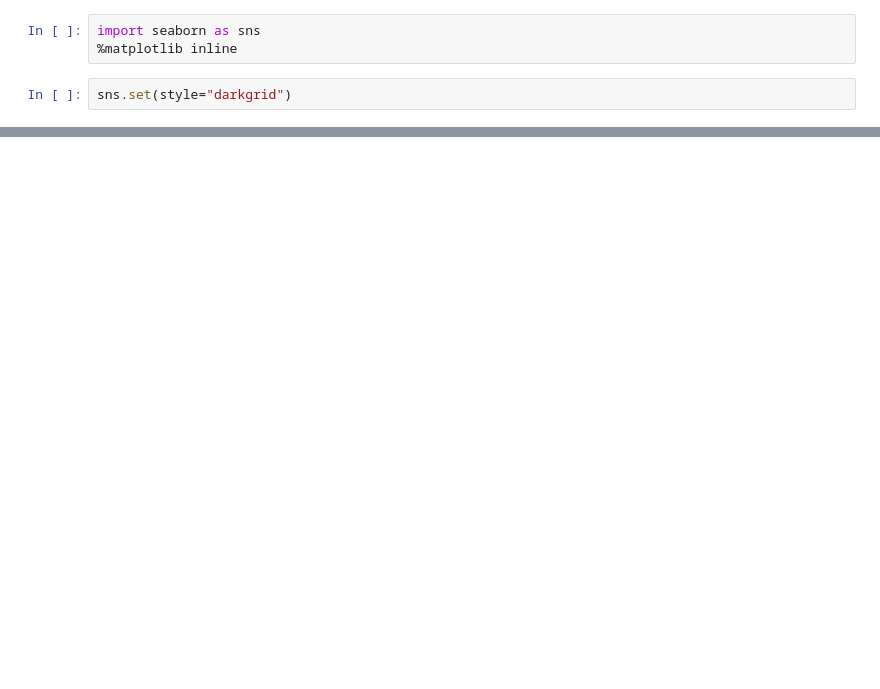
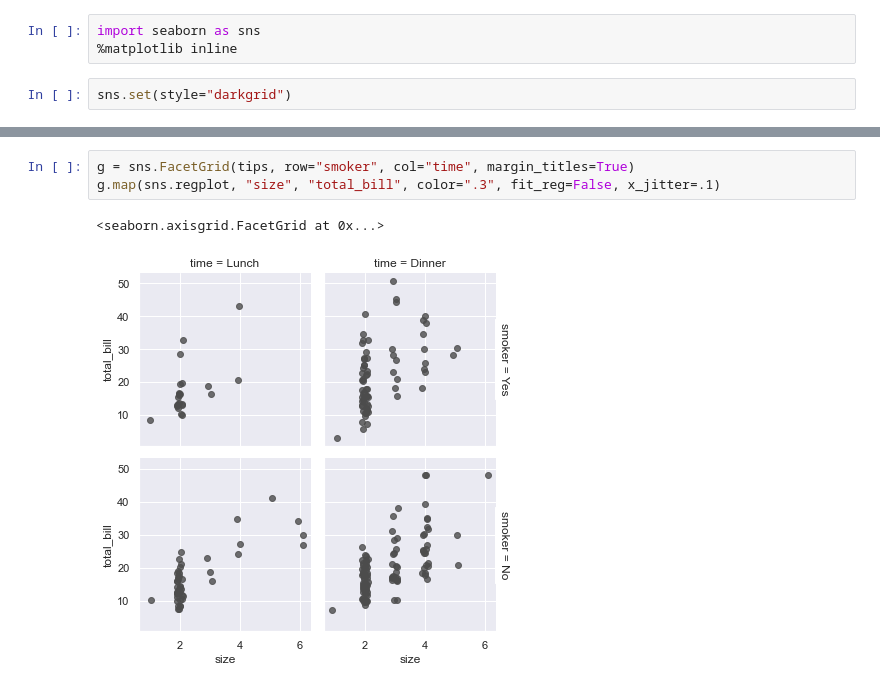
Before and after one commit to gorbulus/DS_Playbook, a Jupyter notebook: Seaborn.ipynb, the cells around one changed output, grey strips where cells are left out. Saved outputs shown, nothing was run; the diff lists cells and outputs as text; blank space fills up the shorter version.

```diff
--- a/Seaborn.ipynb
+++ b/Seaborn.ipynb
@@ -13,0 +32,6 @@ g = sns.jointplot(x="total_bill", y="tip", data=tips,
+# %%
+g = sns.FacetGrid(tips, row="smoker", col="time", margin_titles=True)
+g.map(sns.regplot, "size", "total_bill", color=".3", fit_reg=False, x_jitter=.1)
+# %% [output]
+<seaborn.axisgrid.FacetGrid at 0x...>
+[figure, added]
```
Also changed, not shown: parts of 7 cells of this notebook.
